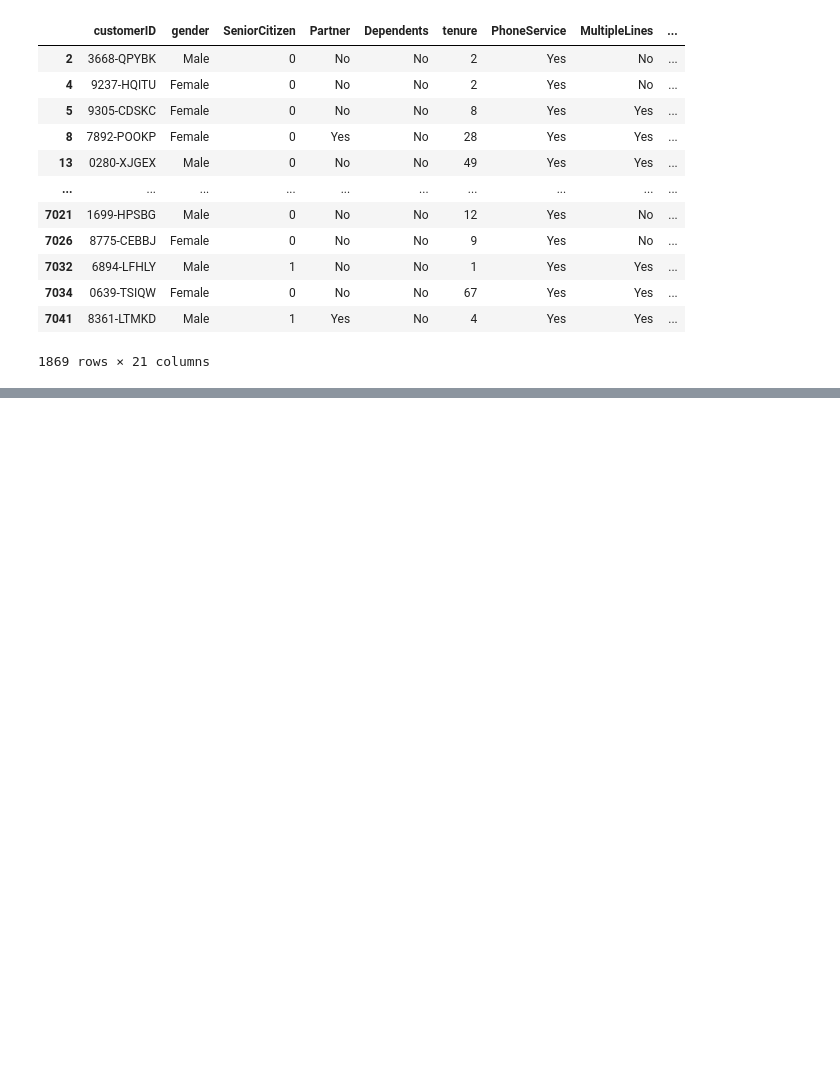
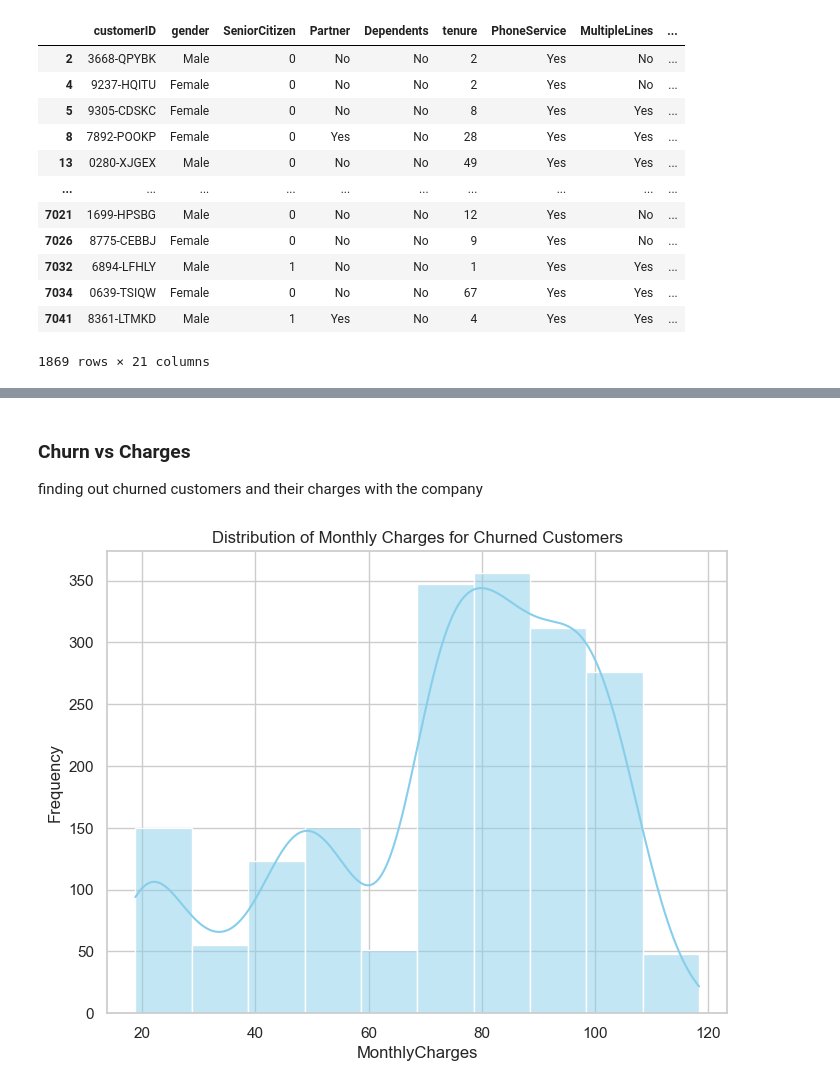
Before and after one commit to thisissteff/customer_churn_prediction, a Jupyter notebook: customer_churn.ipynb, the cells around one changed output, grey strips where cells are left out. Saved outputs shown, nothing was run; the diff lists cells and outputs as text; code cells hidden in the pictures; blank space fills up the shorter version.

```diff
--- a/customer_churn.ipynb
+++ b/customer_churn.ipynb
@@ -439,0 +443,16 @@ Text(0.5, 1.0, 'Distribution of Tenure for Churned Customers')
+# %% [markdown]
+### Churn vs Charges
+finding out churned customers and their charges with the company
+# %%
+plt.figure(figsize=(8, 6))
+sns.histplot(df_churn['MonthlyCharges'], bins=10, kde=True, color='skyblue')
+
+# Add labels and a title
+plt.xlabel("MonthlyCharges")
+plt.ylabel("Frequency")
+plt.title("Distribution of Monthly Charges for Churned Customers")
+
+# Show the plot
+plt.show()
+# %% [output]
+[figure, added]
```
Also changed, not shown: parts of 3 cells of this notebook.
